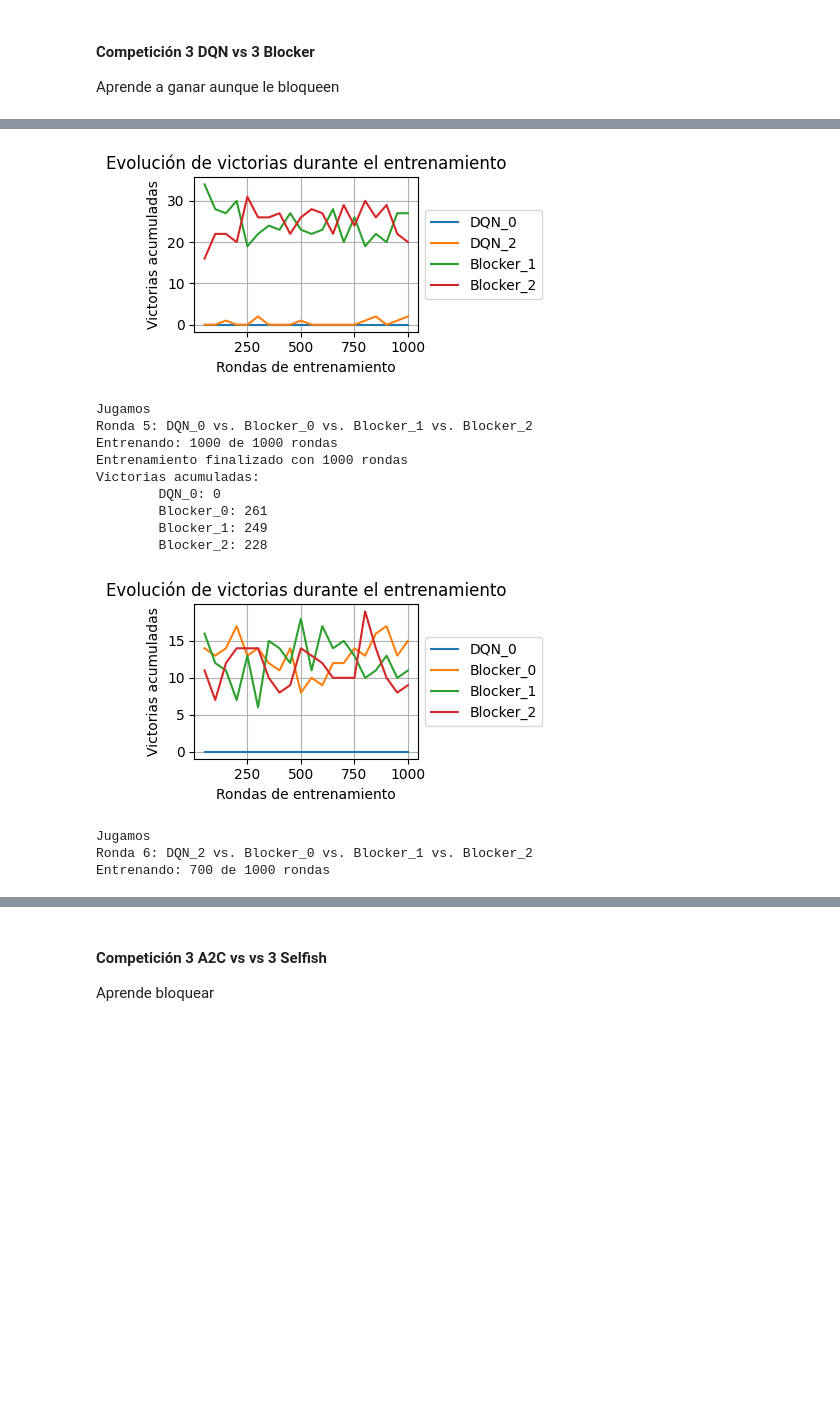
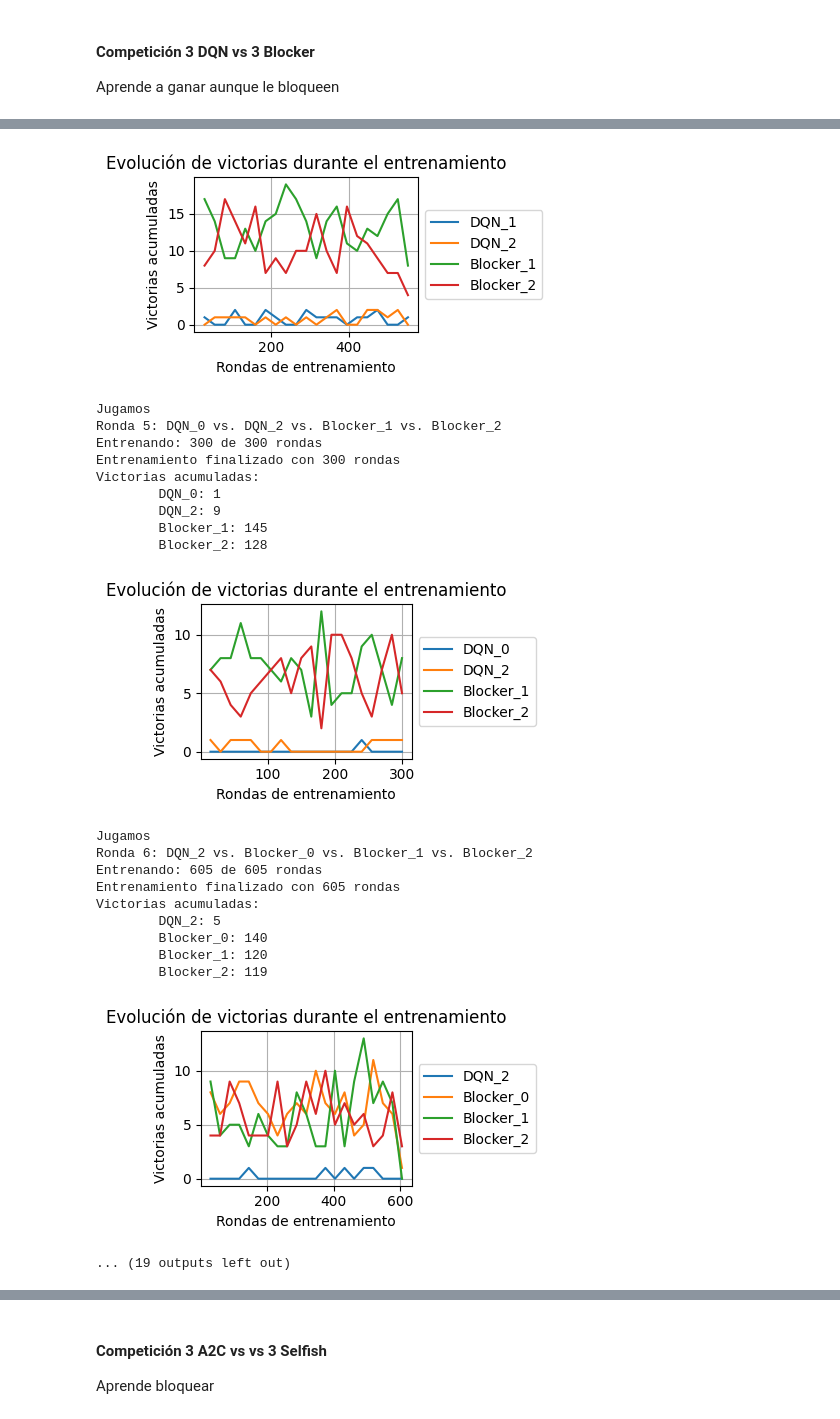
Before and after one commit to Alvarofp537/aaII-3DConect4_RL, a Jupyter notebook: DQN_train.ipynb, the cells around one changed output, grey strips where cells are left out. Drawn from its saved outputs; the diff is of its cells as text; code cells hidden in the pictures; blank space fills up the shorter version.

Commit message:
Visualización de partidas y aprende un poco?

```diff
--- a/DQN_train.ipynb
+++ b/DQN_train.ipynb
@@ -122,7 +122,7 @@ tournament(
     num_rounds=10,
     max_score=10,
     score_to_substract=5,
-    min_training_rounds=1000
+    min_training_rounds=300
 )
 # %% [output]
 Cargando modelo desde ./DQN_0.pth
@@ -169,14 +169,22 @@ Victorias acumuladas:
-[figure, old version]
+[figure, new version]
 Jugamos
-Ronda 5: DQN_0 vs. Blocker_0 vs. Blocker_1 vs. Blocker_2
-Entrenando: 1000 de 1000 rondas
-Entrenamiento finalizado con 1000 rondas
+Ronda 5: DQN_0 vs. DQN_2 vs. Blocker_1 vs. Blocker_2
+Entrenando: 300 de 300 rondas
+Entrenamiento finalizado con 300 rondas
 Victorias acumuladas:
-        DQN_0: 0
-        Blocker_0: 261
-        Blocker_1: 249
-        Blocker_2: 228
+        DQN_0: 1
+        DQN_2: 9
+        Blocker_1: 145
+        Blocker_2: 128
-[figure, old version]
+[figure, new version]
 Jugamos
 Ronda 6: DQN_2 vs. Blocker_0 vs. Blocker_1 vs. Blocker_2
-Entrenando: 700 de 1000 rondas
+Entrenando: 605 de 605 rondas
+Entrenamiento finalizado con 605 rondas
+Victorias acumuladas:
+        DQN_2: 5
+        Blocker_0: 140
+        Blocker_1: 120
+        Blocker_2: 119
+[figure, added]
+... (19 outputs left out)
```
Also changed, not shown: parts of 6 cells of this notebook, 7 other files.
